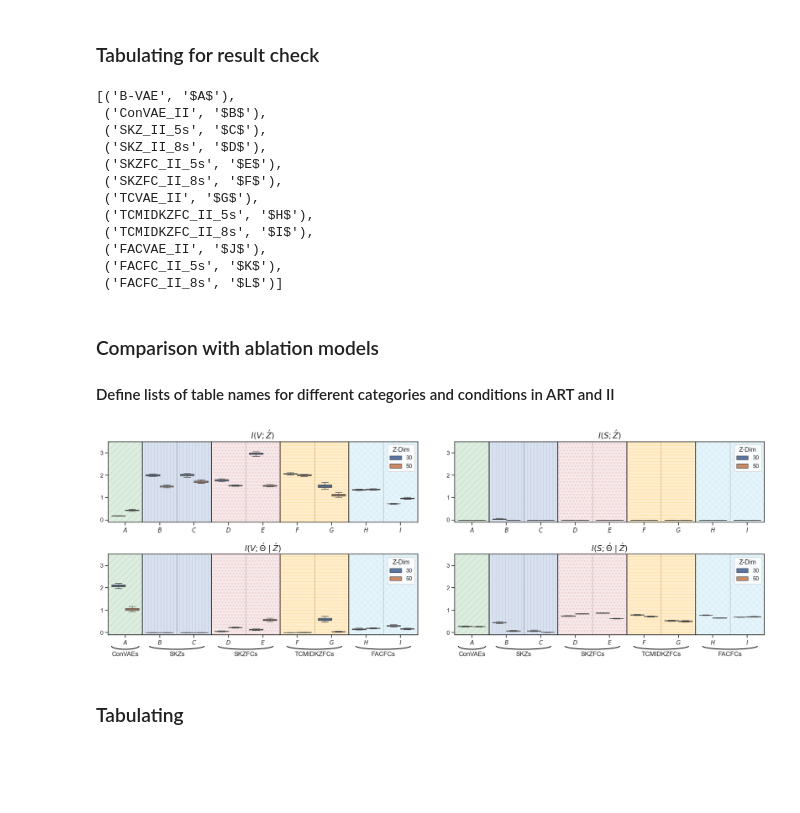
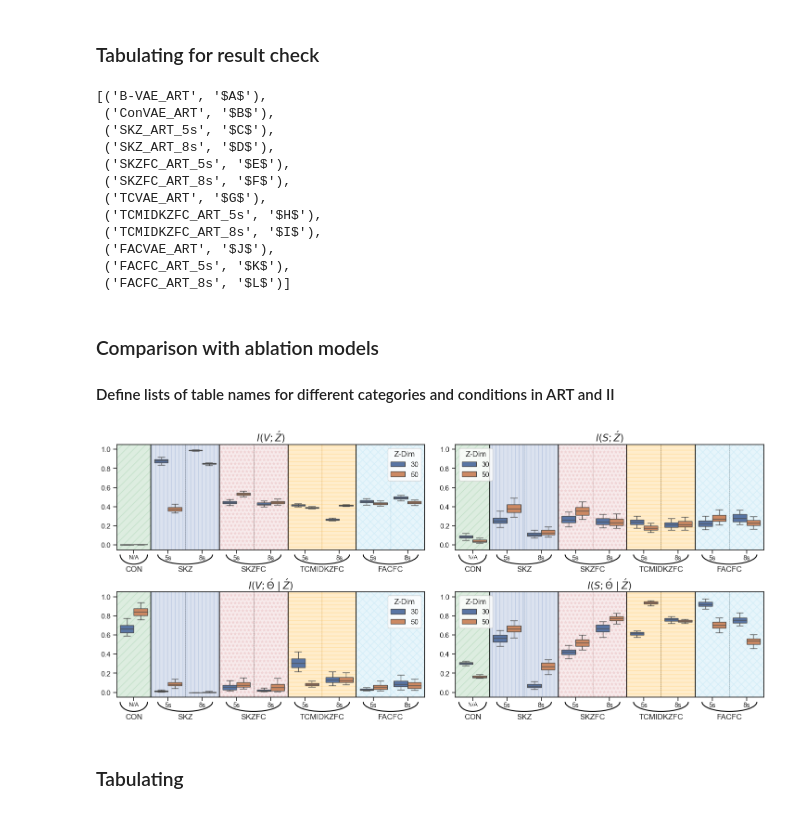
Before and after one commit to JunetaeKim/VABAM, a Jupyter notebook: VisualizationMetrics.ipynb, the cells around one changed output. Saved outputs shown, nothing was run; the diff lists cells and outputs as text; code cells hidden in the pictures; blank space fills up the shorter version.

```diff
--- a/VisualizationMetrics.ipynb
+++ b/VisualizationMetrics.ipynb
@@ -41,7 +41,7 @@ def add_underbrace(ax, center, text, width=2.0, height=0.2, y_offset=-0.15):
     ax.add_patch(arc)
 
     # Add the label text under the arc, disable clipping
-    text_artist = ax.text(center, y_offset - (height / 2)-0.1, text, ha='center', va='top', fontsize=12)
+    text_artist = ax.text(center, y_offset - (height / 2)-0.02, text, ha='center', va='top', fontsize=12)
     text_artist.set_clip_on(False)
 # %% [markdown]
 ### Aggregation of Mutual Information Tables for Model Evaluation
@@ -98,7 +109,7 @@ IITabList = ['BaseVAE_II_30',   'ConVAE_II_30', 'SKZ_II_30_500', 'SKZ_II_30_800'
 
 
 # Define a list of analytical metrics
-AnalMetricList = ['(1) I(V;Z)', '(2) $I(V; \\acute{Z} \\mid Z)$']
+AnalMetricList = ['(7) MAPE', '(8) FQI', '(i) I(V;Z)', '(ii) $I(V; \\acute{Z} \\mid Z)$']
 
 # Initialize a dictionary for renaming models
 ModelRename = {}
@@ -111,6 +122,6 @@ for model in MItableSet['Model'].unique():
 
     # Special renaming condition for models containing 'Base'
     if 'Base' in model:
-        ModelRename[model] = 'B-VAE'
+        ModelRename[model] = 'B-VAE_' +  ModelRename[model].split('_')[1]
 # %%
 # Set the table list for analysis and determine the NZ (New Zealand) list based on the first item in the list
@@ -239,7 +257,7 @@ plt.show()
 ### Tabulating for result check
 # %%
 # Group the MI table set by 'Model' and 'MetricNew', calculate the mean, and reset the index
-AnalMItableEval = AnalMItableSet[['Model', 'MetricNew', 'Values', 'Z-Dim']].groupby(['Model', 'MetricNew', 'Z-Dim']).mean().reset_index().copy()
+AnalMItableEval = AnaltableSet[['Model', 'MetricNew', 'Values', 'Z-Dim']].groupby(['Model', 'MetricNew', 'Z-Dim']).mean().reset_index().copy()
 # Create a sorting key by mapping the 'Model' column through the DictModelLabel
 AnalMItableEval['SortKey'] = AnalMItableEval['Model'].map(DictModelLabel)
 # Sort the DataFrame based on the sorting key and reset the index
@@ -251,18 +269,18 @@ AnalMItableEval = AnalMItableEval.drop(columns=['SortKey'])
 AnalMItableEval
 sorted_labels
 # %% [output]
-[('B-VAE', '$A$'),
- ('ConVAE_II', '$B$'),
- ('SKZ_II_5s', '$C$'),
- ('SKZ_II_8s', '$D$'),
- ('SKZFC_II_5s', '$E$'),
- ('SKZFC_II_8s', '$F$'),
- ('TCVAE_II', '$G$'),
- ('TCMIDKZFC_II_5s', '$H$'),
- ('TCMIDKZFC_II_8s', '$I$'),
- ('FACVAE_II', '$J$'),
- ('FACFC_II_5s', '$K$'),
- ('FACFC_II_8s', '$L$')]
+[('B-VAE_ART', '$A$'),
+ ('ConVAE_ART', '$B$'),
+ ('SKZ_ART_5s', '$C$'),
+ ('SKZ_ART_8s', '$D$'),
+ ('SKZFC_ART_5s', '$E$'),
+ ('SKZFC_ART_8s', '$F$'),
+ ('TCVAE_ART', '$G$'),
+ ('TCMIDKZFC_ART_5s', '$H$'),
+ ('TCMIDKZFC_ART_8s', '$I$'),
+ ('FACVAE_ART', '$J$'),
+ ('FACFC_ART_5s', '$K$'),
+ ('FACFC_ART_8s', '$L$')]
 # %% [markdown]
 ### Comparison with ablation models
 #### Define lists of table names for different categories and conditions in ART and II
@@ -284,9 +302,10 @@ TabList_ART = ['ConVAE_ART_30', 'ConVAE_ART_50',   'SKZ_ART_30_500','SKZ_ART_30_
               'TCMIDKZFC_ART_30_500', 'TCMIDKZFC_ART_30_800', 'TCMIDKZFC_ART_50_500', 'TCMIDKZFC_ART_50_800',
               'FACFC_ART_30_500', 'FACFC_ART_30_800', 'FACFC_ART_50_500', 'FACFC_ART_50_800']
 # %%
-AnalTabList = TabList_II  # TabList_II   TabList_ART
+AnalTabList = TabList_ART  # TabList_ART   TabList_II
 AnalMItableSet =  MItableSet[(MItableSet['Model'].isin(AnalTabList))].reset_index(drop=True)
-AnalMItableSet['MetricNew'] = AnalMItableSet['Metrics'].str[4:]  # Extract new metric names
+AnalMItableSet['MetricNew'] = AnalMItableSet['Metrics'].str.replace(r'\(\w+\)\s*', '', regex=True)  # Extract new metric names
+AnalMItableSet['Values'] = AnalMItableSet.groupby('Metrics')['Values'].transform(lambda x: (x - x.min()) / (x.max() - x.min()))
 metrics_categories = AnalMItableSet['MetricNew'].unique()[2:]
 
 # Rename models in the analysis table set and update the table list
@@ -322,7 +341,7 @@ fixed_palette = sns.color_palette("Set2", total_models)
 sns.set(style="ticks")
 
 # Create a 3x2 subplot structure
-fig, axes = plt.subplots(2, 2, figsize=(18, 7))
+fig, axes = plt.subplots(2, 2, figsize=(18, 8))
 axes = axes.flatten(order='F')
 
 PlotIdx = 0
@@ -349,48 +368,59 @@ for ax, metric in zip(axes, metrics_categories):
         elif  num in [3,4]:
             ax.axvspan(line_pos-1., line_pos, facecolor='r', alpha=0.1, hatch='**', edgecolor='r')
         elif  num in [5,6]:
             ax.axvspan(line_pos-1., line_pos, facecolor='orange', alpha=0.2, hatch='--', edgecolor='orange')
         elif  num in [7,8]:
             ax.axvspan(line_pos-1., line_pos, facecolor='skyblue', alpha=0.2, hatch='xx', edgecolor='skyblue')
 
-    y_offset = - 0.6
-    if PlotIdx % 2 !=0:
-        # Add underbraces with the function
-        add_underbrace(ax, 0, 'ConVAEs', width=0.8, height=0.3 ,y_offset=y_offset)
-        add_underbrace(ax, 1.5, 'SKZs', width=1.6, height=0.3 ,y_offset=y_offset)
-        add_underbrace(ax, 3.5 , 'SKZFCs', width=1.6, height=0.3 ,y_offset=y_offset)
-        add_underbrace(ax, 5.5, 'TCMIDKZFCs', width=1.6, height=0.3 ,y_offset=y_offset)
-        add_underbrace(ax, 7.5, 'FACFCs', width=1.6, height=0.3 ,y_offset=y_offset)
+    y_offset = - 0.1
+    # Add underbraces with the function
+    add_underbrace(ax, 0, 'CON', width=0.8, height=0.2 ,y_offset=y_offset)
+    add_underbrace(ax, 1.5, 'SKZ', width=1.6, height=0.2 ,y_offset=y_offset)
+    add_underbrace(ax, 3.5 , 'SKZFC', width=1.6, height=0.2 ,y_offset=y_offset)
+    add_underbrace(ax, 5.5, 'TCMIDKZFC', width=1.6, height=0.2 ,y_offset=y_offset)
+    add_underbrace(ax, 7.5, 'FACFC', width=1.6, height=0.2 ,y_offset=y_offset)
+
+
+
+    ax.text(0, -0.1, 'N/A', ha='center', va='top', fontsize=9)
+    for num, line_pos in enumerate ([1, 3, 5,7]):
+        ax.text(line_pos, -0.1, '5s', ha='center', va='top', fontsize=10)
+        ax.text(line_pos+1, -0.1, '8s', ha='center', va='top', fontsize=10)
 
 
     sns.boxplot(x='Model', y='Values', hue='Z-Dim', data=Subset, ax=ax, showfliers=False, whis=[5, 95], hue_order=['30', '50'])
+    if PlotIdx <= 1:
+        ax.legend(title='Z-Dim',  loc='upper right')
+    else:
+        ax.legend(title='Z-Dim',  loc='upper left')
 
-
-    ax.set_title(metric , fontsize=15)
+    ax.set_title(metric , fontsize=15, pad=5)
     ax.set_xlabel('')
     ax.set_ylabel('')
     ax.set_xticks(range(NumModels))
-    ax.set_xticklabels([DictModelLabel[model] for model in unique_models_subset])
-    ax.set_ylim([-0.1 , 3.5])
+    #ax.set_xticklabels([DictModelLabel[model] for model in unique_models_subset])
+    ax.set_xticklabels('')
+
+    ax.set_ylim([-0.05 , 1.05])
 
     PlotIdx += 1
 
-plt.tight_layout()
+#plt.tight_layout()
 # Adjust subplot parameters to give specified padding
-plt.subplots_adjust(bottom=0.2, wspace=0.12, hspace=0.4)
+plt.subplots_adjust(bottom=0.2, wspace=0.1, hspace=0.4)
 # Prepare and sort labels
 sorted_labels = sorted(DictModelLabel.items(), key=lambda x: x[1])
 
 CompLen = AnalMItableSet['Model'][0][-3:]
 if 'ART' in AnalMItableSet['Model'][0]:
     plt.savefig('./EvalResults/Figures/VP_ART_ABL.png', bbox_inches='tight')
 else:
     plt.savefig('./EvalResults/Figures/VP_II_ABL.png', bbox_inches='tight')
 
 # Display the plot
 plt.show()
 # %% [output]
-[figure, old version]
+[figure, new version]
 # %% [markdown]
 ### Tabulating
 # %%
```
Also changed, not shown: parts of 21 cells of this notebook.
